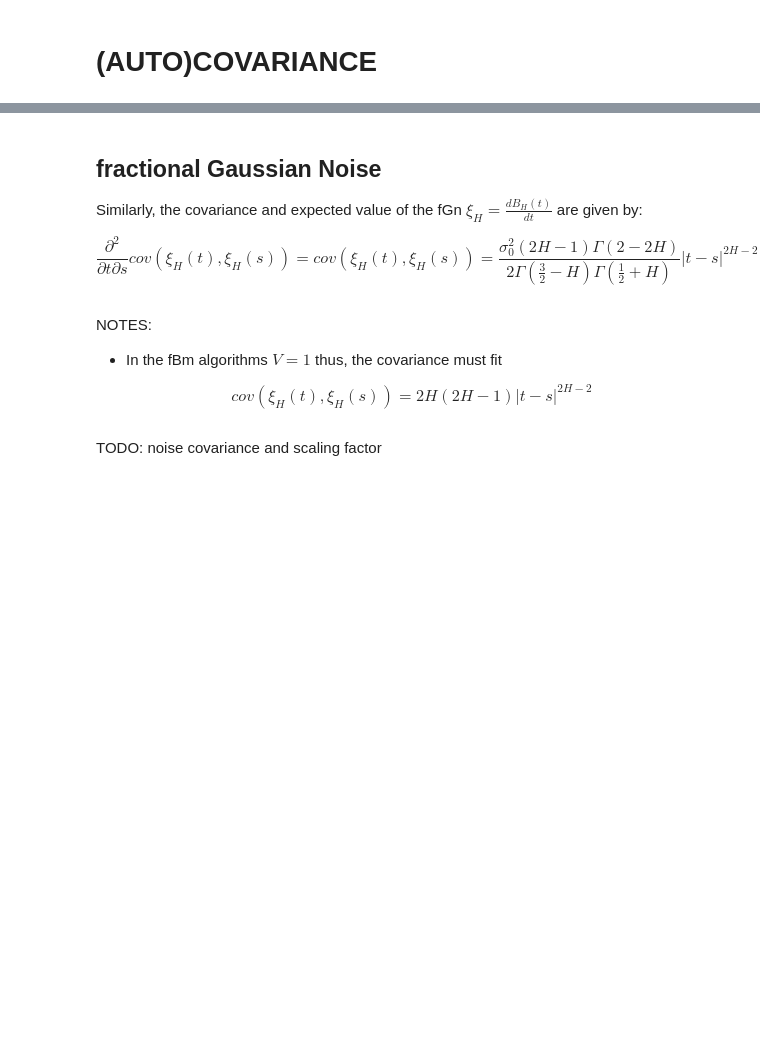
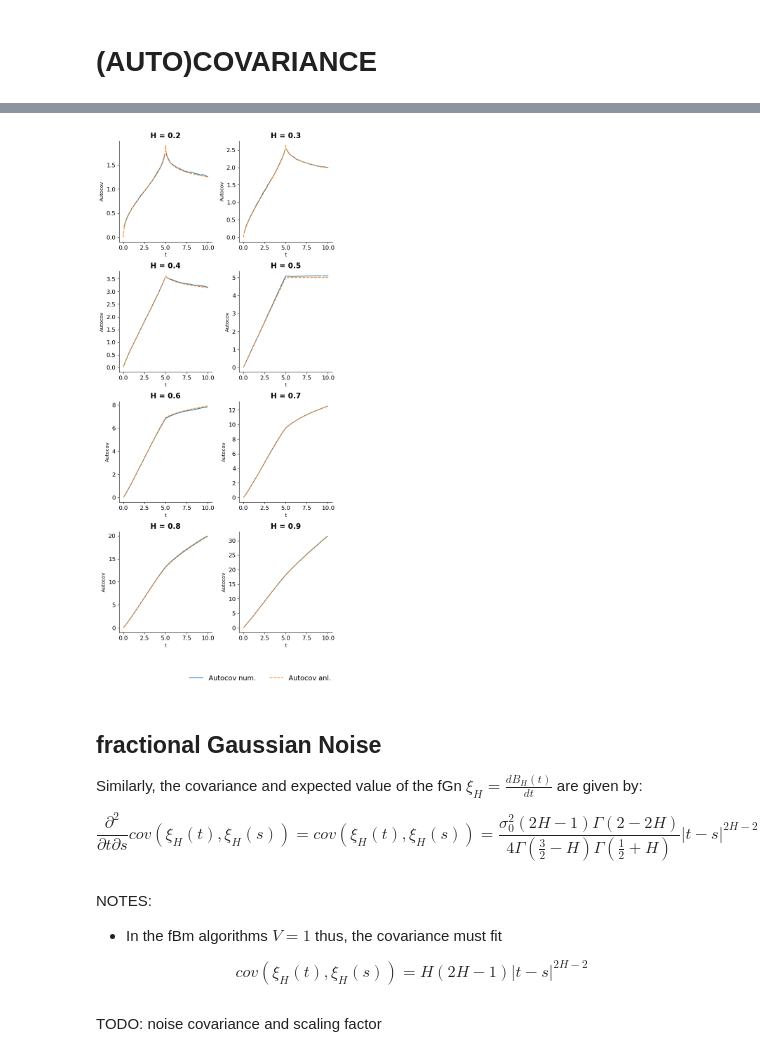
Before and after one commit to davidsantiagoquevedo/fractional-langevin-equations, a Jupyter notebook: analysis/inspect_fBm_trajectories.ipynb, the cells around one changed output, grey strips where cells are left out. Saved outputs shown, nothing was run; the diff lists cells and outputs as text; code cells hidden in the pictures; blank space fills up the shorter version.

```diff
--- a/analysis/inspect_fBm_trajectories.ipynb
+++ b/analysis/inspect_fBm_trajectories.ipynb
@@ -181,14 +165,67 @@ ax.legend(loc = "upper left")
+# %%
+def plot_cov_fBm(ax, H, t_ref, dt = 0.1, T = 10, realizations = 20000):
+    n = int(T/dt)
+
+    for r in tqdm(range(realizations)):
+        t, t_BH, B_H, dB_H = get_fBm(H, T, n)
+        if r == 0:
+            fbm_series = pd.DataFrame({"t": t_BH})
+        fbm_series["BH_"+str(r)] = B_H
+
+    fbm_series.set_index("t", inplace = True)
+    autocov = fbms.cov(fbm_series, t_ref)
+    t = autocov.index
+    autocov = np.where((autocov > autocov.quantile(0.99)) | (autocov < autocov.quantile(0.001)), np.nan, autocov)
+    ax.plot(t_BH, autocov, label = "Autocov num.")
+    ax.plot(t_BH, cov_fBm(t, t_ref, H), label = "Autocov anl." , ls = "--")
+    ax.set_xlabel("t")
+    ax.set_ylabel("Autocov")
+    ax.set_title(f"H = {H}")
+# %%
+t_ref = 5
+fig, ax = plt.subplots(4, 2, figsize=(7,15))
+
+
+H = 0.2
+plot_cov_fBm(ax[0][0], H, t_ref)
+
+H = 0.3
+plot_cov_fBm(ax[0][1], H, t_ref)
+
+H = 0.4
+plot_cov_fBm(ax[1][0], H, t_ref)
+
+H = 0.5
+plot_cov_fBm(ax[1][1], H, t_ref)
+
+H = 0.6
+plot_cov_fBm(ax[2][0], H, t_ref)
+
+H = 0.7
+plot_cov_fBm(ax[2][1], H, t_ref)
+
+H = 0.8
+plot_cov_fBm(ax[3][0], H, t_ref)
+
+H = 0.9
+plot_cov_fBm(ax[3][1], H, t_ref)
+
+fig.tight_layout()
+handles, labels = ax[0][0].get_legend_handles_labels()
+fig.legend(handles, labels, bbox_to_anchor = (0.99, -0.03), ncol = len(h_s)/2);
+# %% [output]
+[figure, added]
 # %% [markdown]
 ## fractional Gaussian Noise
 
 Similarly, the covariance and expected value of the fGn $\xi_H = \frac{d B_H (t)}{dt}$ are given by:
 
 
-$$\frac{\partial^2}{\partial t \partial s} cov(\xi_H(t), \xi_H(s)) = cov(\xi_H(t), \xi_H(s)) = \frac{\sigma_0^2(2H-1)\Gamma(2-2H)}{2\Gamma(\frac{3}{2}-H)\Gamma(\frac{1}{2}+H)}|t-s|^{2H-2}$$
+$$\frac{\partial^2}{\partial t \partial s} cov(\xi_H(t), \xi_H(s)) = cov(\xi_H(t), \xi_H(s)) = \frac{\sigma_0^2(2H-1)\Gamma(2-2H)}{4\Gamma(\frac{3}{2}-H)\Gamma(\frac{1}{2}+H)}|t-s|^{2H-2}$$
 # %% [markdown]
 NOTES:
 * In the fBm algorithms $V = 1$ thus, the covariance must fit
 
-$$ cov(\xi_H(t), \xi_H(s)) = 2H(2H-1)|t-s|^{2H-2}$$
+$$ cov(\xi_H(t), \xi_H(s)) = H(2H-1)|t-s|^{2H-2}$$
 # %% [markdown]
 TODO: noise covariance and scaling factor
```
Also changed, not shown: parts of 16 cells of this notebook.
